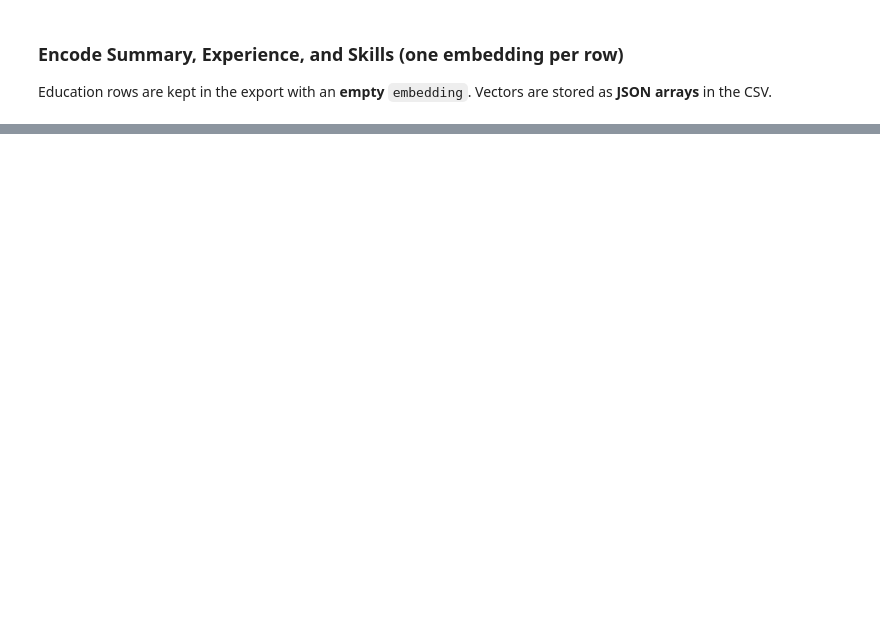
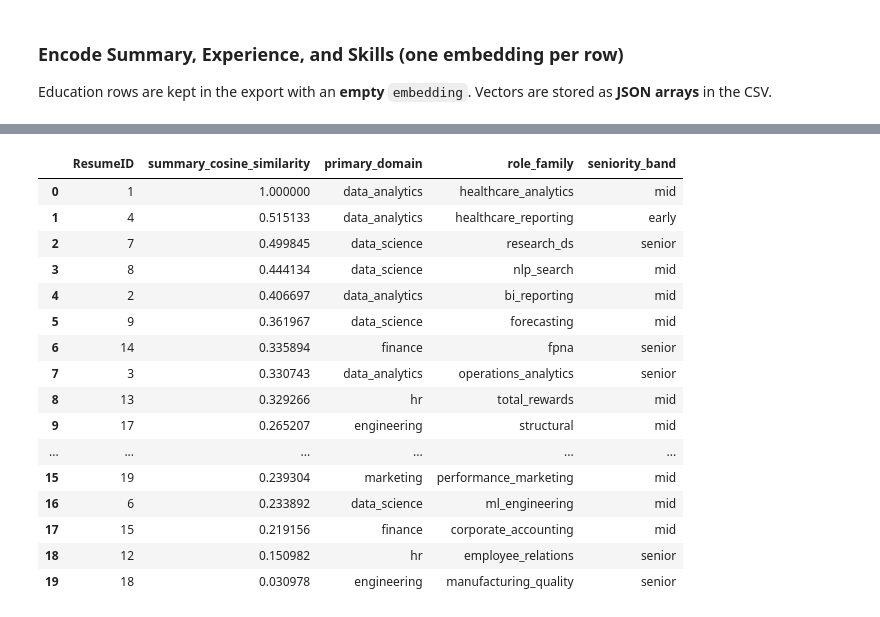
Before and after one commit to deloresmincarelli/Portfolio, a Jupyter notebook: peopleLikeMe/corpus_similarity.ipynb, the cells around one changed output, grey strips where cells are left out. Cells and saved outputs as stored; diff of their text form; code cells hidden in the pictures; blank space fills up the shorter version.

Commit message:
added notebook to do similarity checking

```diff
--- a/peopleLikeMe/corpus_similarity.ipynb
+++ b/peopleLikeMe/corpus_similarity.ipynb
@@ -159,0 +172,68 @@ rank_df.reset_index(drop=True)
+# %%
+from sklearn.metrics.pairwise import cosine_similarity
+
+if not OUT_EMB_PATH.is_file():
+    raise FileNotFoundError(f"Embedded corpus not found: {OUT_EMB_PATH.resolve()}")
+if not META_PATH.is_file():
+    raise FileNotFoundError(f"Resume metadata not found: {META_PATH.resolve()}")
+
+emb_df = pd.read_csv(OUT_EMB_PATH, dtype={"ResumeID": int, "ItemID": int})
+sum_mask = emb_df["Section"].astype(str).str.strip() == "Summary"
+sum_df = emb_df.loc[sum_mask & emb_df["embedding"].astype(str).str.len().gt(0)].copy()
+
+counts = sum_df.groupby("ResumeID").size()
+all_ids = sorted(emb_df["ResumeID"].unique())
+missing_summary = [rid for rid in all_ids if rid not in counts.index or counts.loc[rid] == 0]
+if missing_summary:
+    raise ValueError(f"No non-empty Summary embedding for ResumeID(s): {missing_summary}")
+multi = counts[counts > 1]
+if len(multi):
+    raise ValueError(
+        "Expected exactly one Summary row per ResumeID; got duplicates: "
+        f"{multi.to_dict()}"
+    )
+
+ids = sorted(sum_df["ResumeID"].unique())
+if TARGET_RESUME_ID not in ids:
+    raise ValueError(f"TARGET_RESUME_ID={TARGET_RESUME_ID} not in corpus summary rows")
+
+def summary_vec(rid: int) -> np.ndarray:
+    row = sum_df.loc[sum_df["ResumeID"] == rid, "embedding"].iloc[0]
+    return np.array(json.loads(row), dtype=np.float32)
+
+vectors = np.stack([summary_vec(rid) for rid in ids], axis=0)
+target_row = ids.index(TARGET_RESUME_ID)
+target_vec = vectors[target_row].reshape(1, -1)
+
+sims = cosine_similarity(target_vec, vectors)[0]
+rank_df = (
+    pd.DataFrame({"ResumeID": ids, "summary_cosine_similarity": sims.astype(float)})
+    .sort_values("summary_cosine_similarity", ascending=False)
+    .reset_index(drop=True)
+)
+meta = pd.read_csv(META_PATH)
+rank_df = rank_df.merge(meta, on="ResumeID", how="left")
+
+self_sim = float(sims[target_row])
+assert abs(self_sim - 1.0) < 1e-5, f"expected target self-similarity ~1, got {self_sim}"
+assert sims.min() >= -1.0001 and sims.max() <= 1.0001
+
+rank_df
+# %% [output]
+|  | ResumeID | summary_cosine_similarity | primary_domain | role_family | seniority_band |
+| 0 | 1 | 1.000000 | data_analytics | healthcare_analytics | mid |
+| 1 | 4 | 0.515133 | data_analytics | healthcare_reporting | early |
+| 2 | 7 | 0.499845 | data_science | research_ds | senior |
+| 3 | 8 | 0.444134 | data_science | nlp_search | mid |
+| 4 | 2 | 0.406697 | data_analytics | bi_reporting | mid |
+| 5 | 9 | 0.361967 | data_science | forecasting | mid |
+| 6 | 14 | 0.335894 | finance | fpna | senior |
+| 7 | 3 | 0.330743 | data_analytics | operations_analytics | senior |
+| 8 | 13 | 0.329266 | hr | total_rewards | mid |
+| 9 | 17 | 0.265207 | engineering | structural | mid |
+| ... | ... | ... | ... | ... | ... |
+| 15 | 19 | 0.239304 | marketing | performance_marketing | mid |
+| 16 | 6 | 0.233892 | data_science | ml_engineering | mid |
+| 17 | 15 | 0.219156 | finance | corporate_accounting | mid |
+| 18 | 12 | 0.150982 | hr | employee_relations | senior |
+| 19 | 18 | 0.030978 | engineering | manufacturing_quality | senior |
```
Also changed, not shown: parts of 9 cells of this notebook, 1 other file.
